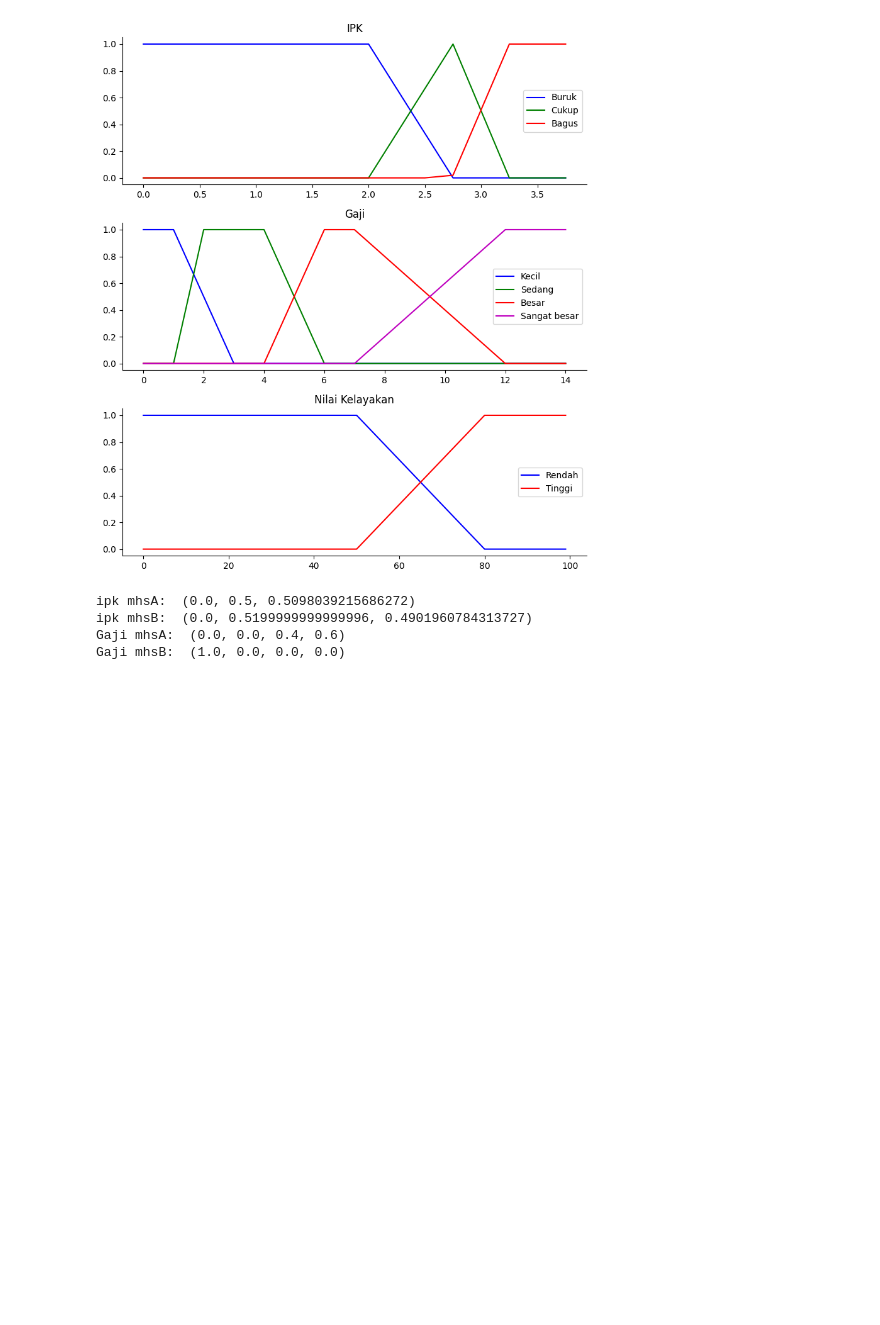
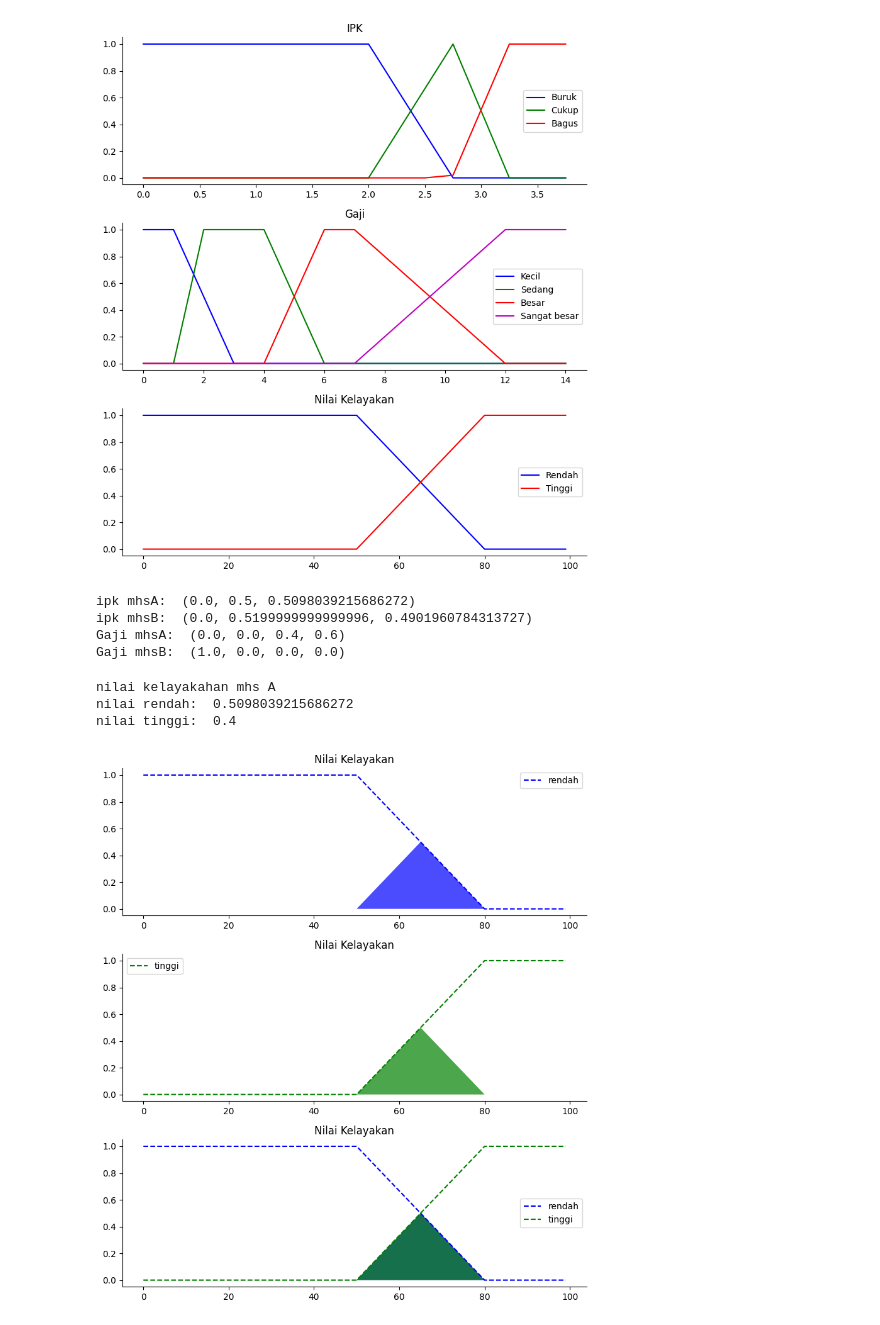
Before and after one commit to ImamAriadi2022/fuzzy, a Jupyter notebook: Coding Fuzzy Logic.ipynb, the cells around one changed output. Drawn from its saved outputs; the diff is of its cells as text; code cells hidden in the pictures; blank space fills up the shorter version.

```diff
--- a/Coding Fuzzy Logic.ipynb
+++ b/Coding Fuzzy Logic.ipynb
@@ -129,3 +129,57 @@ ipk mhsA:  (0.0, 0.5, 0.5098039215686272)
 ipk mhsB:  (0.0, 0.5199999999999996, 0.4901960784313727)
 Gaji mhsA:  (0.0, 0.0, 0.4, 0.6)
 Gaji mhsB:  (1.0, 0.0, 0.0, 0.0)
+# %%
+mhsA_nk_rendah = np.fmax(nk_7, np.fmax(nk_8, nk_12))
+mhsA_nk_tinggi = nk_11
+
+print("nilai kelayakahan mhs A")
+print("nilai rendah: ", mhsA_nk_rendah)
+print("nilai tinggi: ", mhsA_nk_tinggi)
+# %% [output]
+nilai kelayakahan mhs A
+nilai rendah:  0.5098039215686272
+nilai tinggi:  0.4
+# %%
+mhsA_nk_rendah = np.fmin(mhsA_nk_rendah, nk_rendah)
+mhsA_nk_rendah = np.fmin(mhsA_nk_rendah, nk_tinggi)
+
+
+#titik awal arsir
+nk0 = np.zeros_like(x_nk)
+nkr = np.zeros_like(nk_rendah)
+nkt = np.zeros_like(nk_tinggi)
+
+#visualisasi
+fig, (ax0, ax1, ax2) = plt.subplots(nrows=3, figsize= (8, 9))
+
+
+#x_k_rendah = np.arrange(0, 80 1)
+ax0.fill_between(x_nk, nkr, mhsA_nk_rendah, facecolor='b', alpha=0.7)
+ax0.plot(x_nk, nk_rendah, 'b', linewidth=1.5, linestyle= '--', label='rendah')
+ax0.set_title('Nilai Kelayakan')
+ax0.legend()
+
+ax1.fill_between(x_nk, nkr, mhsA_nk_rendah, facecolor='g', alpha=0.7)
+ax1.plot(x_nk, nk_tinggi, 'g', linewidth=1.5, linestyle= '--', label='tinggi')
+ax1.set_title('Nilai Kelayakan')
+ax1.legend()
+
+ax2.fill_between(x_nk, nkr, mhsA_nk_rendah, facecolor='b', alpha=0.7)
+ax2.plot(x_nk, nk_rendah, 'b', linewidth=1.5, linestyle= '--', label='rendah')
+ax2.fill_between(x_nk, nkr, mhsA_nk_rendah, facecolor='g', alpha=0.7)
+ax2.plot(x_nk, nk_tinggi, 'g', linewidth=1.5, linestyle= '--', label='tinggi')
+ax2.set_title('Nilai Kelayakan')
+ax2.legend()
+
+
+#turn off top/right axes
+for ax in (ax0, ax1, ax2):
+    ax.spines['top'].set_visible(False)
+    ax.spines['right'].set_visible(False)
+    ax.get_xaxis().tick_bottom()
+    ax.get_yaxis().tick_left()
+
+plt.tight_layout()
+# %% [output]
+[figure, added]
```
